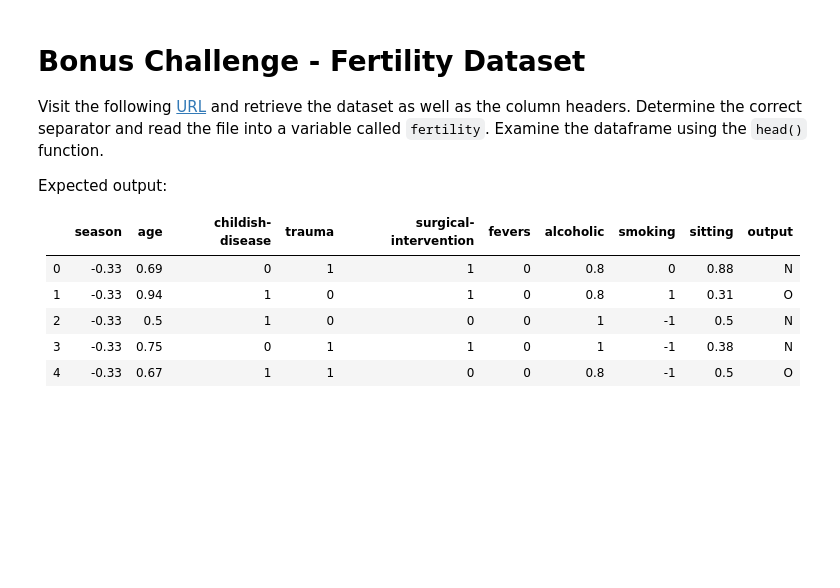
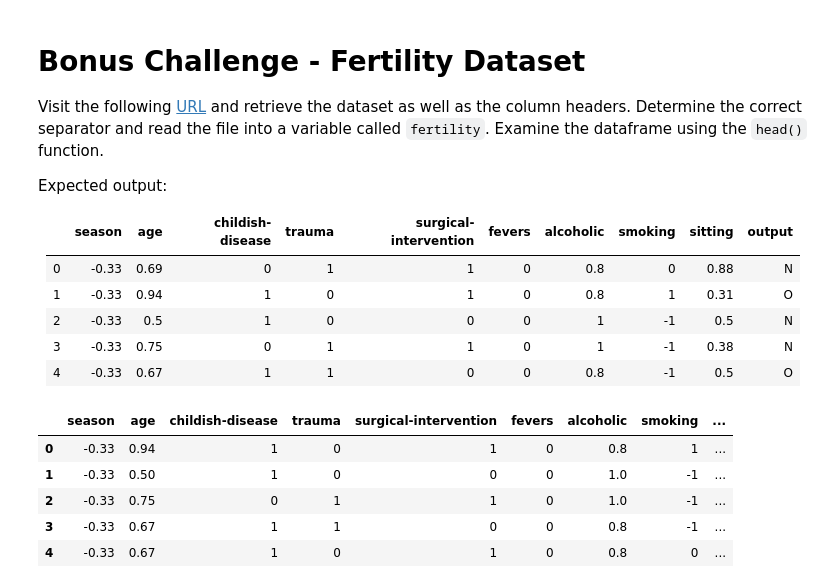
Before and after one commit to rfbj/IRONHACK-DATA-ANALYSIS, a Jupyter notebook: LABS/M01-L09-importing_exporting_data.ipynb, the cells around one changed output. Saved outputs shown, nothing was run; the diff lists cells and outputs as text; code cells hidden in the pictures; blank space fills up the shorter version.

```diff
--- a/LABS/M01-L09-importing_exporting_data.ipynb
+++ b/LABS/M01-L09-importing_exporting_data.ipynb
@@ -193,3 +231,15 @@ Expected output:
 # %%
 url="https://archive.ics.uci.edu/ml/machine-learning-databases/00244/fertility_Diagnosis.txt"
 # Look in Google for a way to retrieve this data!
+colnames = ["season", "age", "childish-disease", "trauma", "surgical-intervention", "fevers", "alcoholic", "smoking", "sitting", "output"]
+#fert = pd.read_csv(url,sep=",", header=None)
+fert = pd.read_csv(url,sep=",", header=0, names=colnames) #para usar uma lista de nomes para as colunas o header tem que ser definido como 0(ZERO)
+#fert.columns=colnames
+fert.head()
+# %% [output]
+|  | season | age | childish-disease | trauma | surgical-intervention | fevers | alcoholic | smoking | ... |
+| 0 | -0.33 | 0.94 | 1 | 0 | 1 | 0 | 0.8 | 1 | ... |
+| 1 | -0.33 | 0.50 | 1 | 0 | 0 | 0 | 1.0 | -1 | ... |
+| 2 | -0.33 | 0.75 | 0 | 1 | 1 | 0 | 1.0 | -1 | ... |
+| 3 | -0.33 | 0.67 | 1 | 1 | 0 | 0 | 0.8 | -1 | ... |
+| 4 | -0.33 | 0.67 | 1 | 0 | 1 | 0 | 0.8 | 0 | ... |
```
Also changed, not shown: parts of 10 cells of this notebook, 3 other files.
